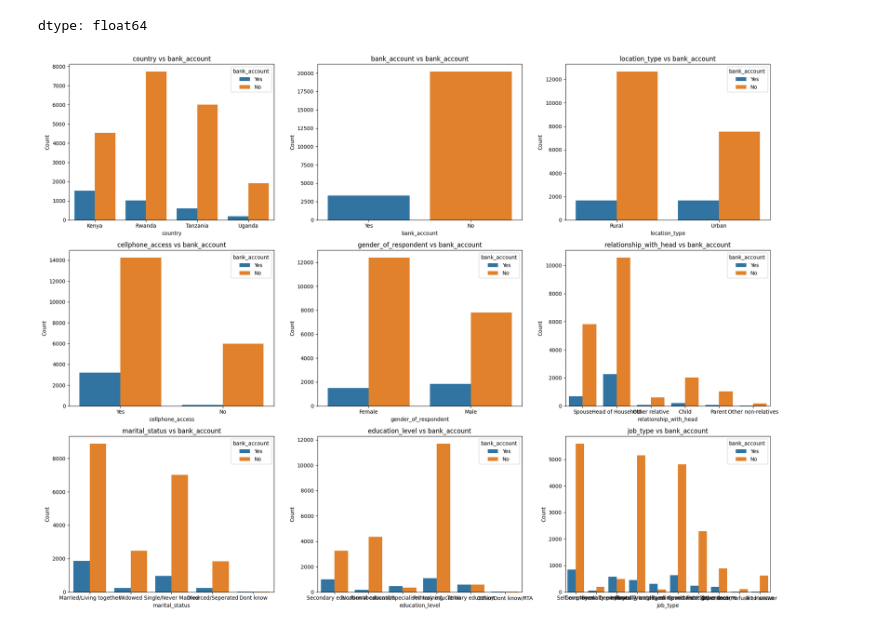
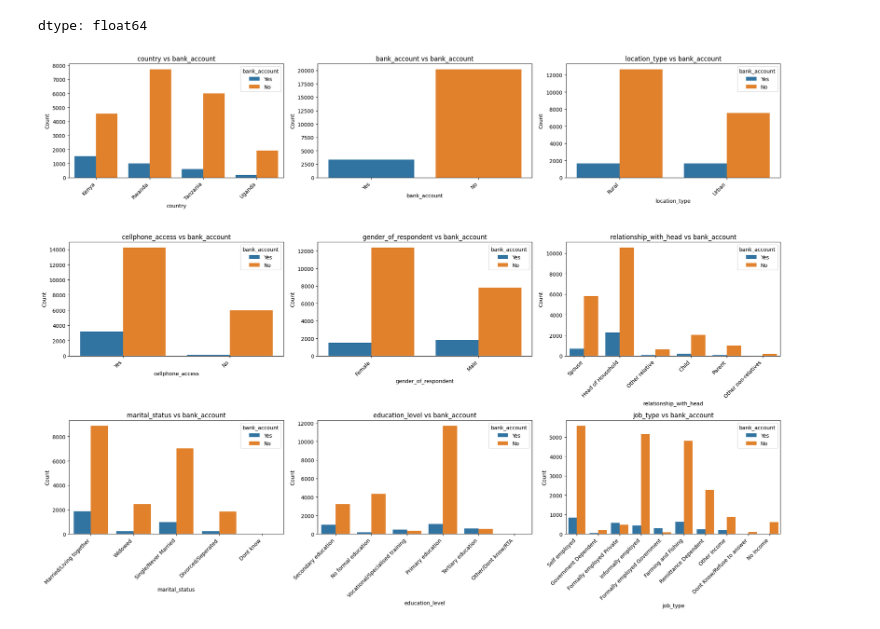
Before and after one commit to MorawoLekanDavid/ML_projects, a Jupyter notebook: financial_inclusion.ipynb, the cells around one changed output. Cells and saved outputs as stored; diff of their text form; code cells hidden in the pictures.

```diff
--- a/financial_inclusion.ipynb
+++ b/financial_inclusion.ipynb
@@ -102,16 +102,16 @@ dtype: float64
 # %%
 
 # We visualize each categorical variable with HeartDisease
 plt.figure(figsize=(20, 15))
 
 for i, feature in enumerate(cat_df, 1):
     plt.subplot(3, 3, i)
     sns.countplot(data=cat_df, x=feature, hue='bank_account')
     plt.title(f'{feature} vs bank_account')
     plt.xlabel(feature)
     plt.ylabel('Count')
-
+    plt.xticks(rotation=45, ha='right')
 plt.tight_layout()
 plt.show()
 # %% [output]
-[figure, old version]
+[figure, new version]
```
Also changed, not shown: parts of 2 cells of this notebook.
